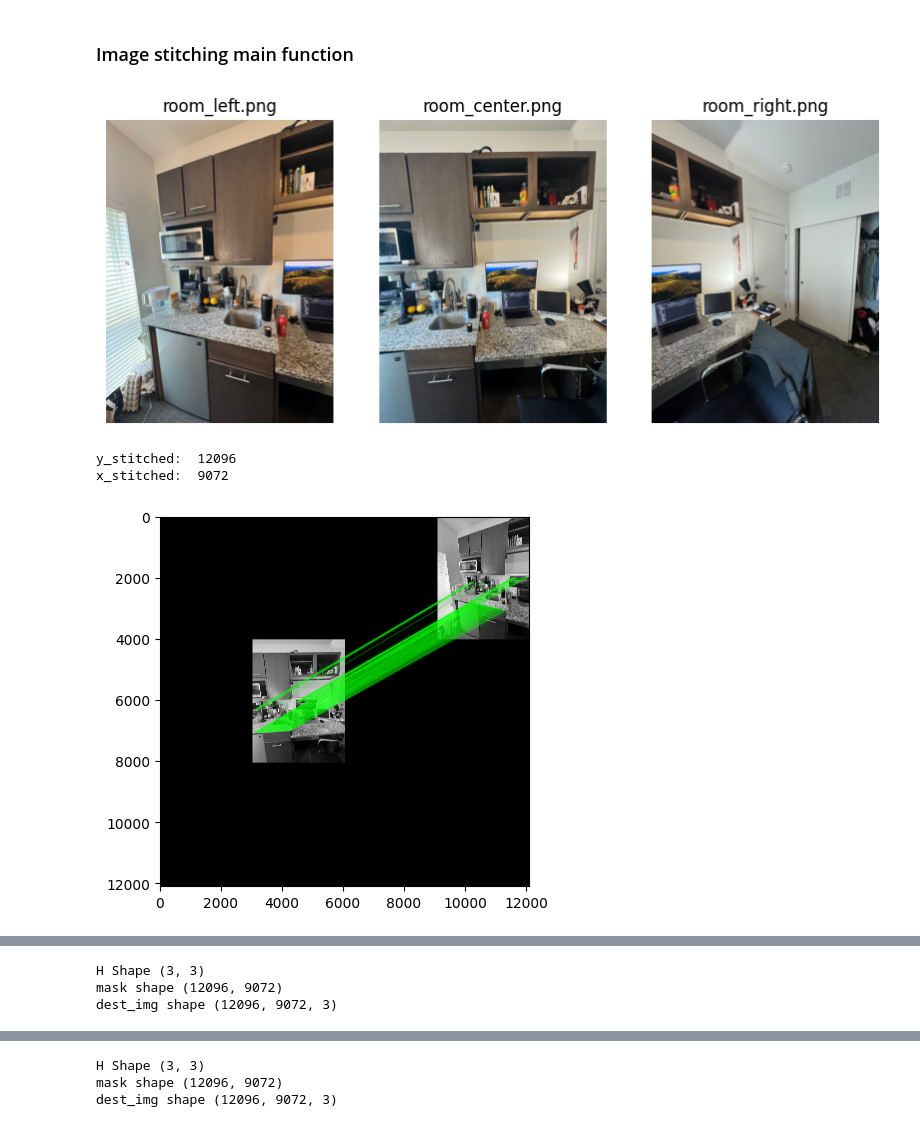
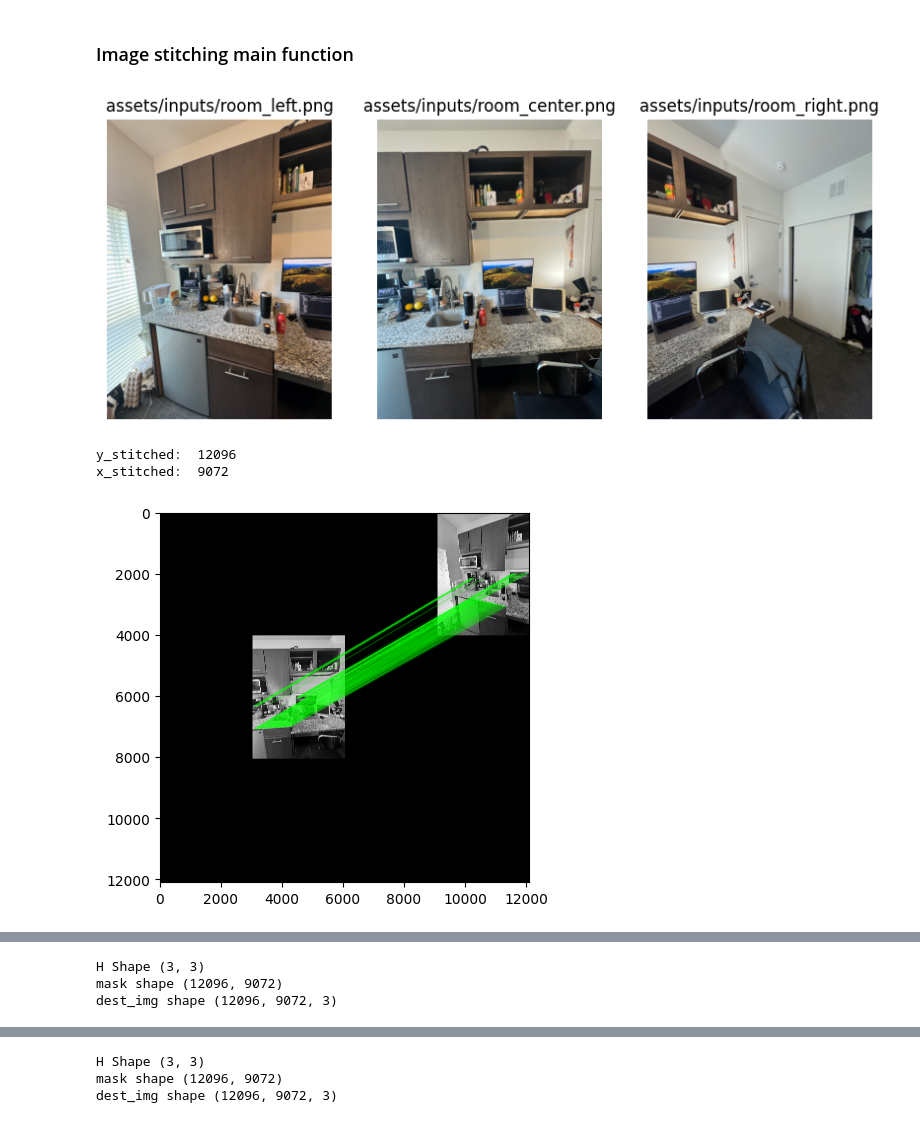
Before and after one commit to JasonSu14/Image_Stitching, a Jupyter notebook: image_stitching.ipynb, the cells around one changed output, grey strips where cells are left out. Drawn from its saved outputs; the diff is of its cells as text; code cells hidden in the pictures.

```diff
--- a/image_stitching.ipynb
+++ b/image_stitching.ipynb
@@ -17,6 +12,7 @@ def get_sift_points_cv(query_img, train_img):
     img2 = cv2.cvtColor(train_img, cv2.COLOR_RGB2GRAY)  # trainImage
     # img_color1 = cv2.imread(query_img, cv2.IMREAD_COLOR)  # queryImage
     # img_color2 = cv2.imread(train_img, cv2.IMREAD_COLOR)  # trainImage
+
     # Initiate SIFT detector
     sift = cv2.SIFT_create()
 
@@ -30,6 +26,7 @@ def get_sift_points_cv(query_img, train_img):
     search_params = dict(checks=50)
     flann = cv2.FlannBasedMatcher(index_params, search_params)
     matches = flann.knnMatch(des1, des2, k=2)
+
     # store all the good matches as per Lowe's ratio test.
     good = []
     for m, n in matches:
@@ -60,7 +57,7 @@ def get_sift_points_cv(query_img, train_img):
     plt.imshow(img3, 'gray'), plt.show()
 
     plt.imshow(img3), plt.show()
-    cv2.imwrite("matches.jpg", img3)
+    cv2.imwrite("assets/outputs/matches.jpg", img3)
 
     return M
 # %%
@@ -105,6 +101,7 @@ def get_sift_points(query_img, train_img):
     img2 = cv2.imread(train_img, cv2.IMREAD_GRAYSCALE)  # trainImage
     img_color1 = cv2.imread(query_img, cv2.IMREAD_COLOR)  # queryImage
     img_color2 = cv2.imread(train_img, cv2.IMREAD_COLOR)  # trainImage
+
     # Initiate SIFT detector
     sift = cv2.SIFT_create()
 
@@ -205,7 +202,7 @@ def get_sift_points(query_img, train_img):
 
     plt.imshow(img3), plt.show()
     print("Showing matches")
-    cv2.imwrite("matches.jpg", img3)
+    cv2.imwrite("assets/outputs/matches.jpg", img3)
 
     # Convert kp object into numpy array
     kp_img_list = [kp.pt for kp in kp_img]
@@ -295,11 +298,12 @@ def run_ransac_cv(x_src, x_dest, threshold):
 # %% [markdown]
 Code to test the ransac script
 # %%
-img1_path = "room_center.png"
-img2_path = "room_left.png"
+img1_path = "assets/inputs/room_center.png"
+img2_path = "assets/inputs/room_left.png"
 img1 = cv2.imread(img1_path)
 img2 = cv2.imread(img2_path)
 kp_stitched, kp_img = get_sift_points(img1_path, img2_path)
+
 # inliers_id, best_H = run_ransac(kp_img, kp_stitched, 500, 5)
 inliers_id, best_H = run_ransac_cv(kp_img, kp_stitched, 500)
 
@@ -325,13 +329,14 @@ def draw_matches(img1, kp_img, img2, kp_stitched, inliers):
     for i in inliers:
         pt1 = (int(kp_stitched[i][0] + w2), int(kp_stitched[i][1]))
         pt2 = (int(kp_img[i][0]), int(kp_img[i][1]) + hdif)
+
         # color = tuple(np.random.randint(0, 255, 3).tolist())
         color = (0, 255, 0)
         cv2.line(new_img, pt1, pt2, color, 1)
 
     plt.figure(figsize=(10, 5))
     plt.imshow(new_img)
-    cv2.imwrite("ransac.jpg", new_img)
+    cv2.imwrite("assets/outputs/ransac.jpg", new_img)
     plt.show()
 
 draw_matches(img1, kp_img, img2, kp_stitched, inliers_id)
@@ -386,9 +393,10 @@ def warp_cv(src_img, stitched_img, resultToSrc_H, dest_width, dest_height):
     # Blending the warped image with the second image using alpha blending
     alpha = 0.5  # blending factor
     blended_image = cv2.addWeighted(result_img, alpha, stitched_img, 1 - alpha, 0)
+
     # Create a mask based on where we have non-zero pixels in the result
     mask = np.sum(blended_image, axis=2) > 0
-    cv2.imwrite('bward.jpg', blended_image)
+    cv2.imwrite('assets/outputs/bward.jpg', blended_image)
     return mask, blended_image
 # %% [markdown]
 #### Code to blend the image pair
@@ -458,8 +468,10 @@ def remove_black_edges(image):
 # %%
 def image_stitcher(*image_paths):
     images = [cv2.imread(path, cv2.IMREAD_COLOR) for path in image_paths]
+
     # Convert BGR image to RGB image
     images = [cv2.cvtColor(img, cv2.COLOR_BGR2RGB) for img in images]
+
     # Display images
     fig, axes = plt.subplots(1, len(images), figsize=(10, 5))
     for i, (img, path) in enumerate(zip(images, image_paths)):
@@ -467,6 +479,7 @@ def image_stitcher(*image_paths):
         axes[i].axis('off')
         axes[i].set_title(path)
     plt.show()
+
     # Get total number of vertical pixels
     y_stitched = sum(img.shape[0] for img in images)  # Sum of heights
     x_stitched = sum(img.shape[1] for img in images)  # Sum of widths
@@ -481,67 +494,74 @@ def image_stitcher(*image_paths):
 
     # Setting the reference image (image to stitch around)
     ref_img = images[middle_img_idx]
+
     # Size of the ref image
     ref_img_height = ref_img.shape[0]
     ref_img_width = ref_img.shape[1]
+
     # Calculate the starting position  ensuring they fit within the dimensions of the stitched image (floor division is done using, //)
     ref_start_x = max(0, min((x_stitched - ref_img_width) // 2, x_stitched - ref_img_width))
     ref_start_y = max(0, min((y_stitched - ref_img_height) // 2, y_stitched - ref_img_height))
+
     # Initialize binary mask for tracking filled areas (0 is not filled, otherwise filled) and gets updated each time new area is filled
     stitch_mask = np.zeros((y_stitched, x_stitched))
     stitch_mask[ref_start_y:ref_start_y + ref_img_height, ref_start_x:ref_start_x + ref_img_width] = 1
+
     # Create the starting image stitch (starts with center image)
     stitched_img[ref_start_y:ref_start_y + ref_img_height, ref_start_x:ref_start_x + ref_img_width, :] = ref_img
 
-    plt.imsave("stitched_img.png", stitched_img)
-    plt.imsave("stitched_mask.png", stitch_mask)
+    plt.imsave("assets/outputs/stitched_img.png", stitched_img)
+    plt.imsave("assets/outputs/stitched_mask.png", stitch_mask)
 
     for idx, img in enumerate(images):
         # Skip past the middle image
         if idx == middle_img_idx:
             continue
+
         # Generate SIFT matches from indexed image and the current stitched image (Generates kp for stitched image and current image)
         """--------- Without OpenCV ------------ """
         # kp_stitch, kp_img = get_sift_points(stitched_img, img)
         #inliers_id, best_H = run_ransac(kp_img, kp_stitch, 300, 1)
+
         """ ----- With OpenCV (get sift points needs to return homography matrix) ---- """
         best_H = get_sift_points_cv(stitched_img, img)
         print("H Shape", best_H.shape)
         if (best_H is None):
             print("Can not stitch images")
 
         # Get the new mask and new destination image
         # mask, dest_img = backward_warp(img, best_H, y_stitched, x_stitched)
         mask, dest_img = warp_cv(img, stitched_img, best_H, x_stitched, y_stitched)
         print("mask shape", mask.shape)
         print("dest_img shape", dest_img.shape)
+
         # stitched_img = blend_img(dest_img, mask, stitched_img, stitch_mask, 'blend')
         # Or the mask
         plt.imshow(dest_img)
         plt.show()
         stitched_img = dest_img
         stitch_mask = np.logical_or(stitch_mask, mask)
         plt.imshow(stitch_mask, cmap="gray")
         plt.show()
 
     # stitched_img = crop_image(stitched_img, ref_start_y, ref_img_height)
     # stitched_img = remove_black_edges(stitched_img)
     # stitched_img = remove_black_cropping(stitched_img)
     return stitched_img
 
 
 # Testing images
-img1_path = "room_left.png"
-img2_path = "room_center.png"
-img3_path = "room_right.png"
+img1_path = "assets/inputs/room_left.png"
+img2_path = "assets/inputs/room_center.png"
+img3_path = "assets/inputs/room_right.png"
 
 result_img = image_stitcher(img1_path, img2_path, img3_path)
 plt.imshow(result_img)
-cv2.imwrite('final_stitch.jpg', result_img)
+cv2.imwrite('assets/outputs/final_stitch.jpg', result_img)
 plt.axis('off')
 plt.show()
 # %% [output]
-[figure, old version]
+[figure, new version]
 y_stitched:  12096
 x_stitched:  9072
 [figure]
```
Also changed, not shown: parts of 6 cells of this notebook, 1 other file.
